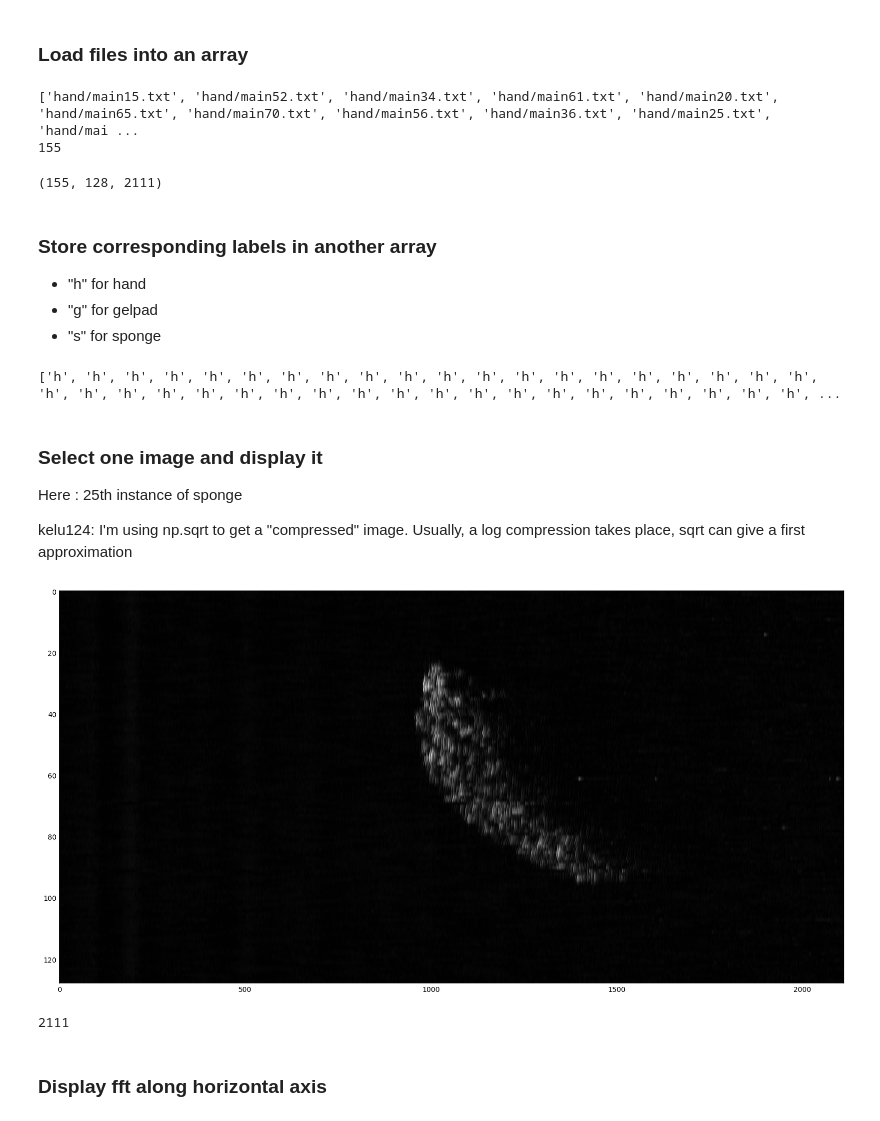
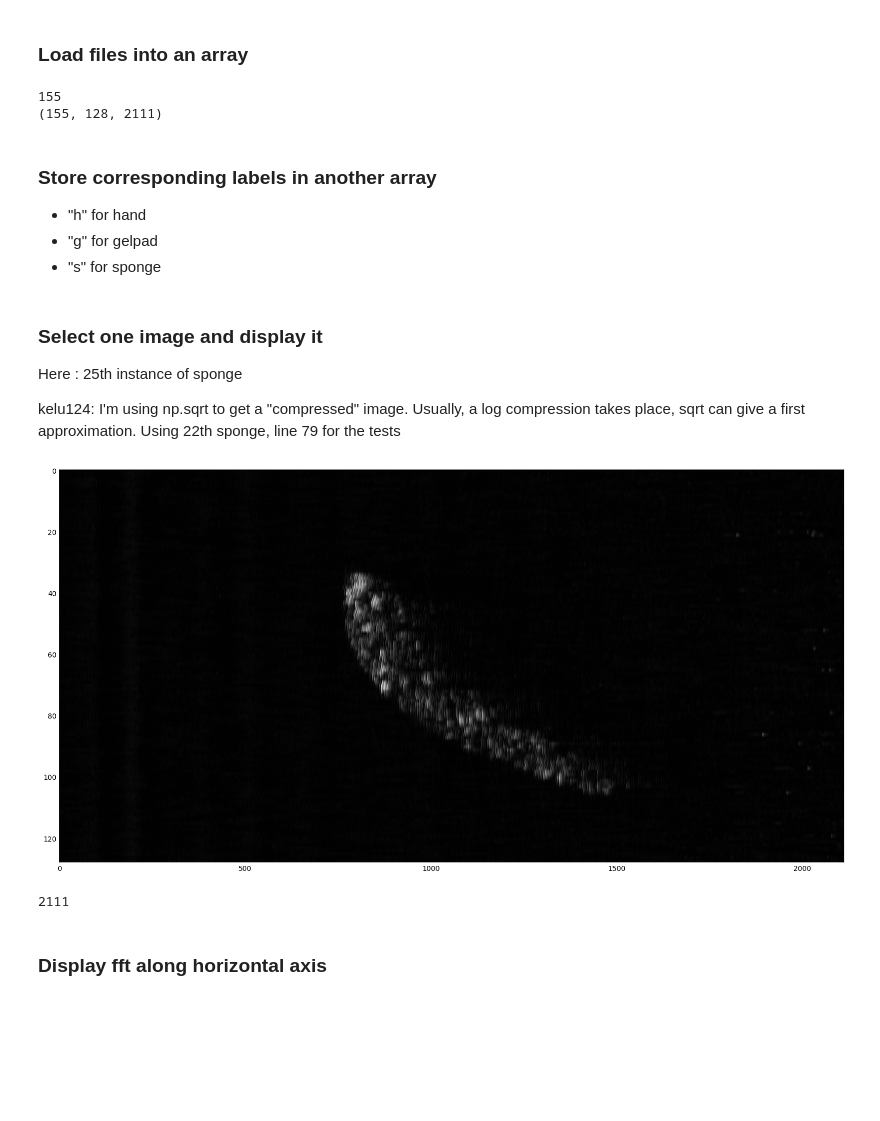
Before and after one commit to echopen/PRJ-medtec_sigproc, a Jupyter notebook: dataquarium/explore.ipynb, the cells around one changed output. Saved outputs shown, nothing was run; the diff lists cells and outputs as text; code cells hidden in the pictures; blank space fills up the shorter version.

```diff
--- a/dataquarium/explore.ipynb
+++ b/dataquarium/explore.ipynb
@@ -19,17 +19,13 @@ def plot_im(im):
 ### Load files into an array
 # %%
 files = [f for f in glob('*/*.txt') if 'readme' not in f]
-print(files)
 print(len(files))
+data = np.array([np.loadtxt(f, dtype='int') for f in files])
+data_ = data.astype('float32') / data.max()
+print(data.shape)
 # %% [output]
-['hand/main15.txt', 'hand/main52.txt', 'hand/main34.txt', 'hand/main61.txt', 'hand/main20.txt', 'hand/main65.txt', 'hand/main70.txt', 'hand/main56.txt', 'hand/main36.txt', 'hand/main25.txt', 'hand/mai ...
 155
+(155, 128, 2111)
-# %%
-data = np.array([np.loadtxt(f, dtype='int') for f in files])
-data_ = data.astype('float32') / data.max()
-print(data.shape)
-# %% [output]
-(155, 128, 2111)
 # %% [markdown]
 ### Store corresponding labels in another array
 - "h" for hand
@@ -37,23 +33,21 @@ print(data.shape)
 - "s" for sponge
 # %%
 labels = [f[0] for f in files]
-print(labels)
+#print(labels)
-# %% [output]
-['h', 'h', 'h', 'h', 'h', 'h', 'h', 'h', 'h', 'h', 'h', 'h', 'h', 'h', 'h', 'h', 'h', 'h', 'h', 'h', 'h', 'h', 'h', 'h', 'h', 'h', 'h', 'h', 'h', 'h', 'h', 'h', 'h', 'h', 'h', 'h', 'h', 'h', 'h', 'h', ...
 # %% [markdown]
 ### Select one image and display it
 
 Here : 25th instance of sponge
 
-kelu124: I'm using np.sqrt to get a "compressed" image. Usually, a log compression takes place, sqrt can give a first approximation
+kelu124: I'm using np.sqrt to get a "compressed" image. Usually, a log compression takes place, sqrt can give a first approximation. Using 22th sponge, line 79 for the tests
 # %%
 idx_list = np.array([l=='s' for l in labels])
 #sample = np.sqrt(data_[idx_list][22])
-sample = data_[idx_list][22]
+sample = data_[idx_list][18]
 plot_im(sample)
 print(len(sample[0]))
 # %% [output]
-[figure, old version]
+[figure, new version]
 2111
 # %% [markdown]
 ### Display fft along horizontal axis
```
Also changed, not shown: parts of 3 cells of this notebook, 2 other files.
